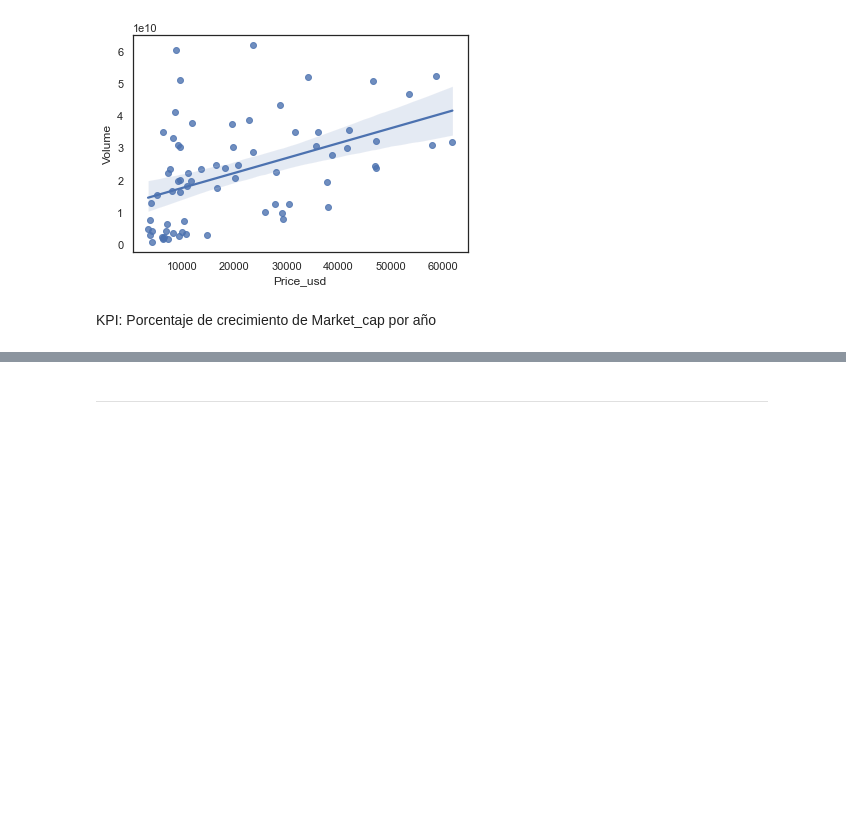
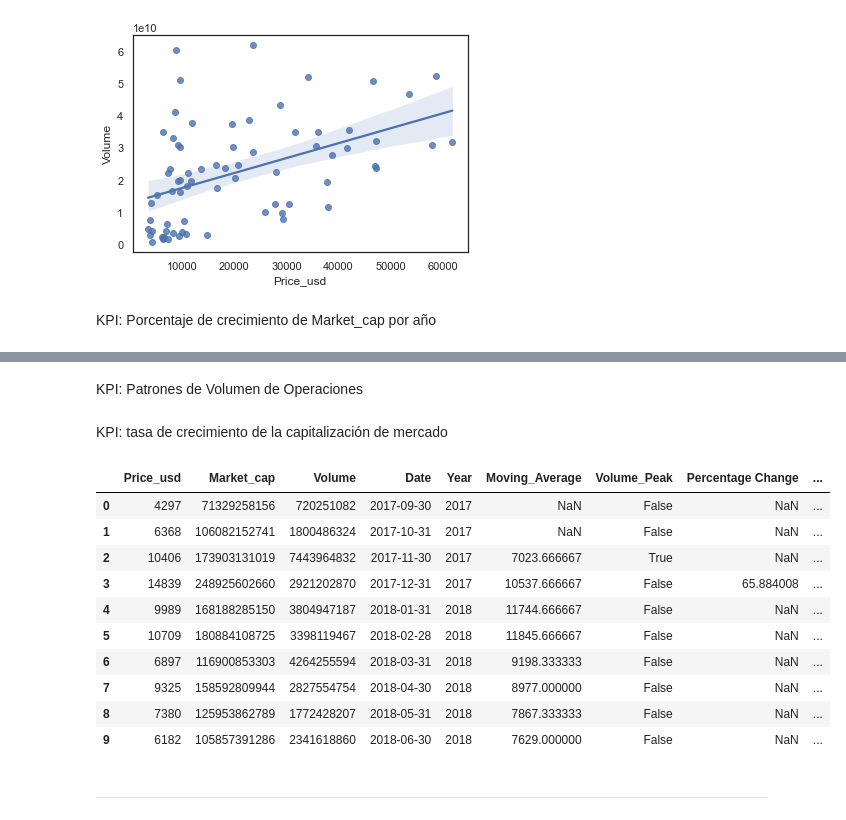
Before and after one commit to Galo0000/Analitics_Proyect_Cryptocurrency, a Jupyter notebook: EDA.ipynb, the cells around one changed output, grey strips where cells are left out. Drawn from its saved outputs; the diff is of its cells as text; code cells hidden in the pictures; blank space fills up the shorter version.

```diff
--- a/EDA.ipynb
+++ b/EDA.ipynb
@@ -157,4 +157,4 @@ last_months = df_BTC.groupby('Year')['Date'].transform('max')
 last_month_data = df_BTC[df_BTC['Date'] == last_months]
 merged_data = pd.merge(last_month_data, average_market_cap_by_year, left_on='Year', right_index=True, suffixes=('_last_month', '_avg_year'))
 merged_data['Percentage Change'] = ((merged_data['Market_cap_last_month'] - merged_data['Market_cap_avg_year']) / merged_data['Market_cap_avg_year']) * 100
-merged_data[['Year', 'Date', 'Percentage Change']]
+df_BTC['Percentage Change'] = merged_data['Percentage Change']
@@ -169,0 +163,4 @@ merged_data[['Year', 'Date', 'Percentage Change']]
+# %%
+# calcula el proledio movil en un lapso de 3 periodos
+period = 3
+df_BTC["Moving_Average"] = df_BTC["Price_usd"].rolling(window=period).mean()
@@ -170,3 +180,27 @@ merged_data[['Year', 'Date', 'Percentage Change']]
+# %% [markdown]
+KPI: Patrones de Volumen de Operaciones
+# %%
+# Detectar picos de volumen (aumentos significativos en el volumen) a traves de un umbral (threshold) para definir qué se considera un pico.
+threshold = 2.5
+df_BTC["Volume_Peak"] = (df_BTC["Volume"] > df_BTC["Volume"].shift(1) * threshold) & (df_BTC["Volume"] > df_BTC["Volume"].shift(-1) * threshold)
+# %% [markdown]
+KPI: tasa de crecimiento de la capitalización de mercado
+# %%
+df_BTC["Growth_Rate"] = (df_BTC["Market_cap"].shift(-1) - df_BTC["Market_cap"]) / df_BTC["Market_cap"] * 100
+# %%
+df_BTC.head(10)
+# %% [output]
+|  | Price_usd | Market_cap | Volume | Date | Year | Moving_Average | Volume_Peak | Percentage Change | ... |
+| 0 | 4297 | 71329258156 | 720251082 | 2017-09-30 | 2017 | NaN | False | NaN | ... |
+| 1 | 6368 | 106082152741 | 1800486324 | 2017-10-31 | 2017 | NaN | False | NaN | ... |
+| 2 | 10406 | 173903131019 | 7443964832 | 2017-11-30 | 2017 | 7023.666667 | True | NaN | ... |
+| 3 | 14839 | 248925602660 | 2921202870 | 2017-12-31 | 2017 | 10537.666667 | False | 65.884008 | ... |
+| 4 | 9989 | 168188285150 | 3804947187 | 2018-01-31 | 2018 | 11744.666667 | False | NaN | ... |
+| 5 | 10709 | 180884108725 | 3398119467 | 2018-02-28 | 2018 | 11845.666667 | False | NaN | ... |
+| 6 | 6897 | 116900853303 | 4264255594 | 2018-03-31 | 2018 | 9198.333333 | False | NaN | ... |
+| 7 | 9325 | 158592809944 | 2827554754 | 2018-04-30 | 2018 | 8977.000000 | False | NaN | ... |
+| 8 | 7380 | 125953862789 | 1772428207 | 2018-05-31 | 2018 | 7867.333333 | False | NaN | ... |
+| 9 | 6182 | 105857391286 | 2341618860 | 2018-06-30 | 2018 | 7629.000000 | False | NaN | ... |
 # %% [markdown]
 ***
 # %% [markdown]
```
Also changed, not shown: parts of 7 cells of this notebook.
